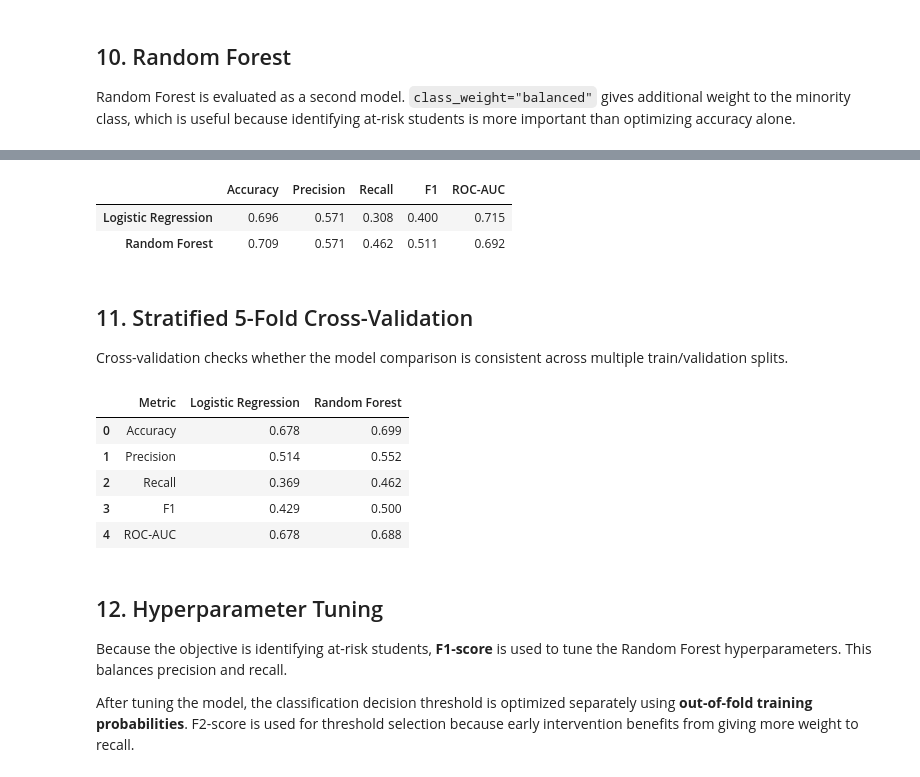
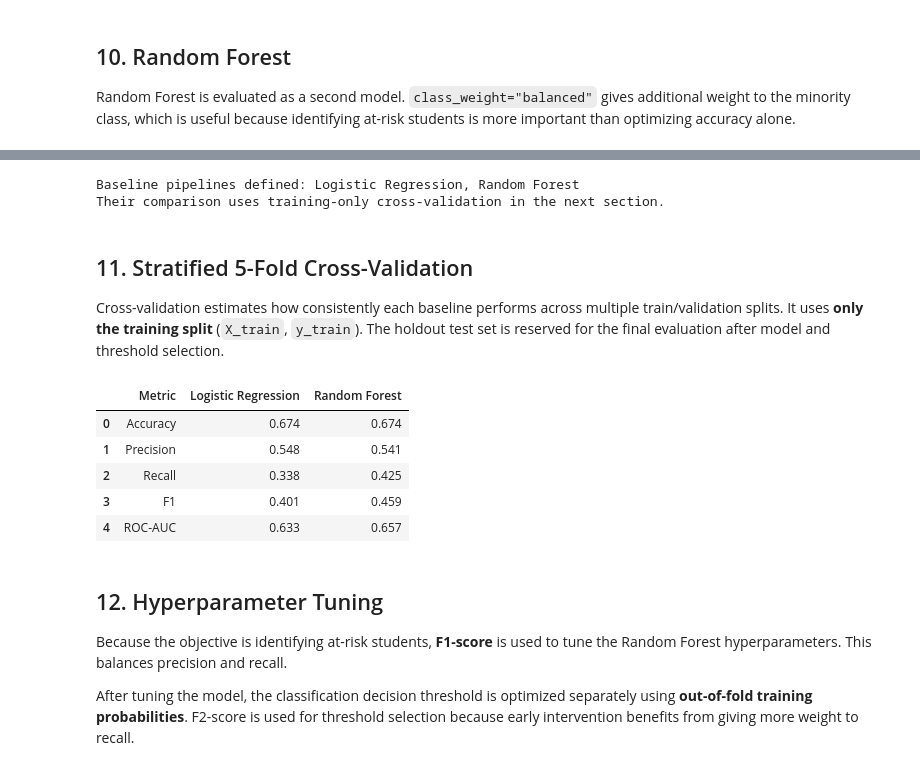
Before and after one commit to Divi-63/Student-Performance-Analytics_Warehouse, a Jupyter notebook: notebooks/01_student_performance_analysis.ipynb, the cells around one changed output, grey strips where cells are left out. Saved outputs shown, nothing was run; the diff lists cells and outputs as text; code cells hidden in the pictures.

Commit message:
Update notebook model evaluation methodology

```diff
--- a/notebooks/01_student_performance_analysis.ipynb
+++ b/notebooks/01_student_performance_analysis.ipynb
@@ -511,10 +515,8 @@ logistic_pipeline = Pipeline(
     ]
 )
 
-logistic_pipeline.fit(X_train, y_train)
-
-logistic_pred = logistic_pipeline.predict(X_test)
-logistic_prob = logistic_pipeline.predict_proba(X_test)[:, 1]
+# Do not evaluate this baseline on X_test here.
+# Model comparison is performed with cross-validation on X_train only.
 # %%
 def evaluate_classifier(y_true, predictions, probabilities):
     return {
@@ -576,18 +550,18 @@ dtype: float64
 # %%
-model_comparison = pd.DataFrame(
-    [logistic_metrics, rf_metrics],
-    index=["Logistic Regression", "Random Forest"]
-).round(3)
+baseline_models = {
+    "Logistic Regression": logistic_pipeline,
+    "Random Forest": rf_pipeline
+}
 
-model_comparison
+print("Baseline pipelines defined:", ", ".join(baseline_models))
+print("Their comparison uses training-only cross-validation in the next section.")
 # %% [output]
-|  | Accuracy | Precision | Recall | F1 | ROC-AUC |
-| Logistic Regression | 0.696 | 0.571 | 0.308 | 0.400 | 0.715 |
-| Random Forest | 0.709 | 0.571 | 0.462 | 0.511 | 0.692 |
+Baseline pipelines defined: Logistic Regression, Random Forest
+Their comparison uses training-only cross-validation in the next section.
 # %% [markdown]
 ## 11. Stratified 5-Fold Cross-Validation
 
-Cross-validation checks whether the model comparison is consistent across multiple train/validation splits.
+Cross-validation estimates how consistently each baseline performs across multiple train/validation splits. It uses **only the training split** (`X_train`, `y_train`). The holdout test set is reserved for the final evaluation after model and threshold selection.
 # %%
 cv = StratifiedKFold(
     n_splits=5,
@@ -603,42 +577,45 @@ scoring = {
     "roc_auc": "roc_auc"
 }
 
-logistic_cv = cross_validate(
-    logistic_pipeline, X, y,
-    cv=cv, scoring=scoring, n_jobs=-1
-)
+# Important: cross-validation must not include the holdout test set.
+baseline_cv = {}
 
-rf_cv = cross_validate(
-    rf_pipeline, X, y,
-    cv=cv, scoring=scoring, n_jobs=-1
-)
+for name, pipeline in baseline_models.items():
+    baseline_cv[name] = cross_validate(
+        pipeline,
+        X_train,
+        y_train,
+        cv=cv,
+        scoring=scoring,
+        n_jobs=-1
+    )
 # %%
 cv_results = pd.DataFrame({
     "Metric": ["Accuracy", "Precision", "Recall", "F1", "ROC-AUC"],
     "Logistic Regression": [
-        logistic_cv["test_accuracy"].mean(),
-        logistic_cv["test_precision"].mean(),
-        logistic_cv["test_recall"].mean(),
-        logistic_cv["test_f1"].mean(),
-        logistic_cv["test_roc_auc"].mean()
+        baseline_cv["Logistic Regression"]["test_accuracy"].mean(),
+        baseline_cv["Logistic Regression"]["test_precision"].mean(),
+        baseline_cv["Logistic Regression"]["test_recall"].mean(),
+        baseline_cv["Logistic Regression"]["test_f1"].mean(),
+        baseline_cv["Logistic Regression"]["test_roc_auc"].mean()
     ],
     "Random Forest": [
-        rf_cv["test_accuracy"].mean(),
-        rf_cv["test_precision"].mean(),
-        rf_cv["test_recall"].mean(),
-        rf_cv["test_f1"].mean(),
-        rf_cv["test_roc_auc"].mean()
+        baseline_cv["Random Forest"]["test_accuracy"].mean(),
+        baseline_cv["Random Forest"]["test_precision"].mean(),
+        baseline_cv["Random Forest"]["test_recall"].mean(),
+        baseline_cv["Random Forest"]["test_f1"].mean(),
+        baseline_cv["Random Forest"]["test_roc_auc"].mean()
     ]
 }).round(3)
 
 cv_results
 # %% [output]
 |  | Metric | Logistic Regression | Random Forest |
-| 0 | Accuracy | 0.678 | 0.699 |
-| 1 | Precision | 0.514 | 0.552 |
-| 2 | Recall | 0.369 | 0.462 |
-| 3 | F1 | 0.429 | 0.500 |
-| 4 | ROC-AUC | 0.678 | 0.688 |
+| 0 | Accuracy | 0.674 | 0.674 |
+| 1 | Precision | 0.548 | 0.541 |
+| 2 | Recall | 0.338 | 0.425 |
+| 3 | F1 | 0.401 | 0.459 |
+| 4 | ROC-AUC | 0.633 | 0.657 |
 # %% [markdown]
 ## 12. Hyperparameter Tuning
 
```
Also changed, not shown: parts of 6 cells of this notebook.
